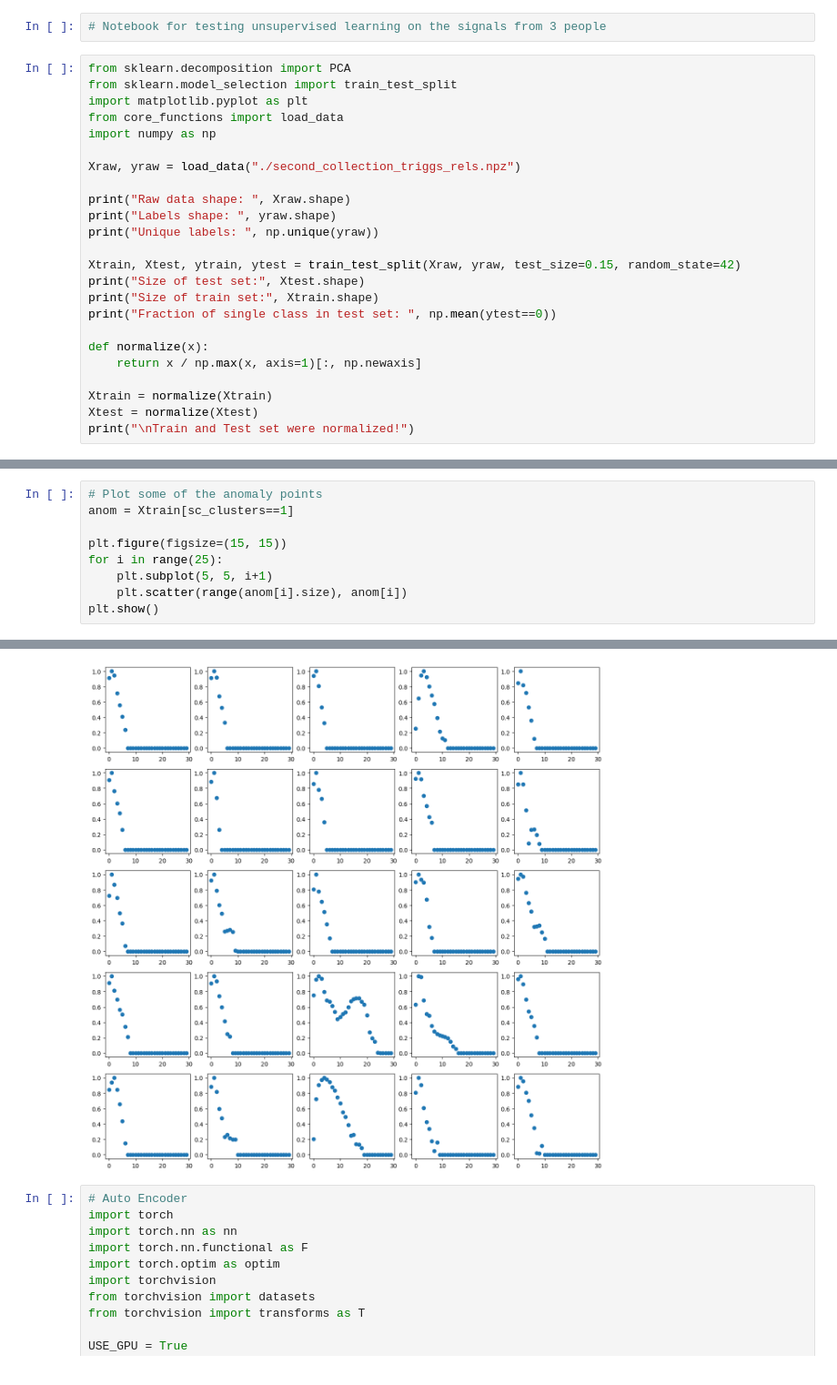
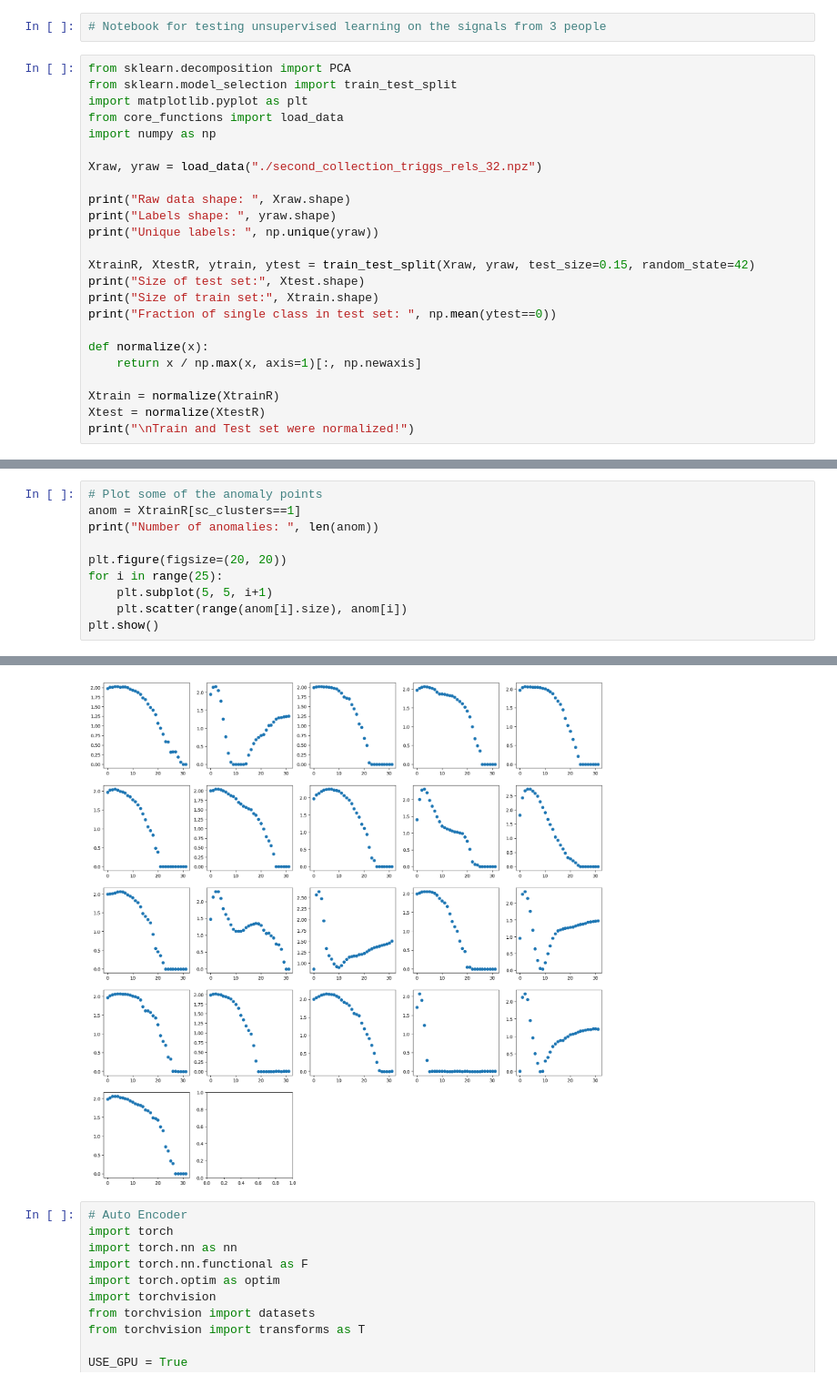
Before and after one commit to GuiMacielPereira/sensor_ML, a Jupyter notebook: data_processing/PCA_Autoencoders.sync.ipynb, the cells around one changed output, grey strips where cells are left out. Shown at 91% size. Cells and saved outputs as stored; diff of their text form.

```diff
--- a/data_processing/PCA_Autoencoders.sync.ipynb
+++ b/data_processing/PCA_Autoencoders.sync.ipynb
@@ -7,13 +7,13 @@ import matplotlib.pyplot as plt
 from core_functions import load_data
 import numpy as np
 
-Xraw, yraw = load_data("./second_collection_triggs_rels.npz")
+Xraw, yraw = load_data("./second_collection_triggs_rels_32.npz")
 
 print("Raw data shape: ", Xraw.shape)
 print("Labels shape: ", yraw.shape)
 print("Unique labels: ", np.unique(yraw))
 
-Xtrain, Xtest, ytrain, ytest = train_test_split(Xraw, yraw, test_size=0.15, random_state=42)
+XtrainR, XtestR, ytrain, ytest = train_test_split(Xraw, yraw, test_size=0.15, random_state=42)
 print("Size of test set:", Xtest.shape)
 print("Size of train set:", Xtrain.shape)
 print("Fraction of single class in test set: ", np.mean(ytest==0))
@@ -21,7 +21,7 @@ print("Fraction of single class in test set: ", np.mean(ytest==0))
 def normalize(x):
     return x / np.max(x, axis=1)[:, np.newaxis]
 
-Xtrain = normalize(Xtrain)
-Xtest = normalize(Xtest)
+Xtrain = normalize(XtrainR)
+Xtest = normalize(XtestR)
 print("\nTrain and Test set were normalized!")
 # %% [output]
@@ -90,8 +90,9 @@ plt.show()
 # %%
 # Plot some of the anomaly points
-anom = Xtrain[sc_clusters==1]
+anom = XtrainR[sc_clusters==1]
+print("Number of anomalies: ", len(anom))
 
-plt.figure(figsize=(15, 15))
+plt.figure(figsize=(20, 20))
 for i in range(25):
     plt.subplot(5, 5, i+1)
     plt.scatter(range(anom[i].size), anom[i])
@@ -100,4 +103,4 @@ plt.show()
-[figure, old version]
+[figure, new version]
 # %%
 # Auto Encoder
 import torch
```
Also changed, not shown: parts of 8 cells of this notebook, 6 other files.
